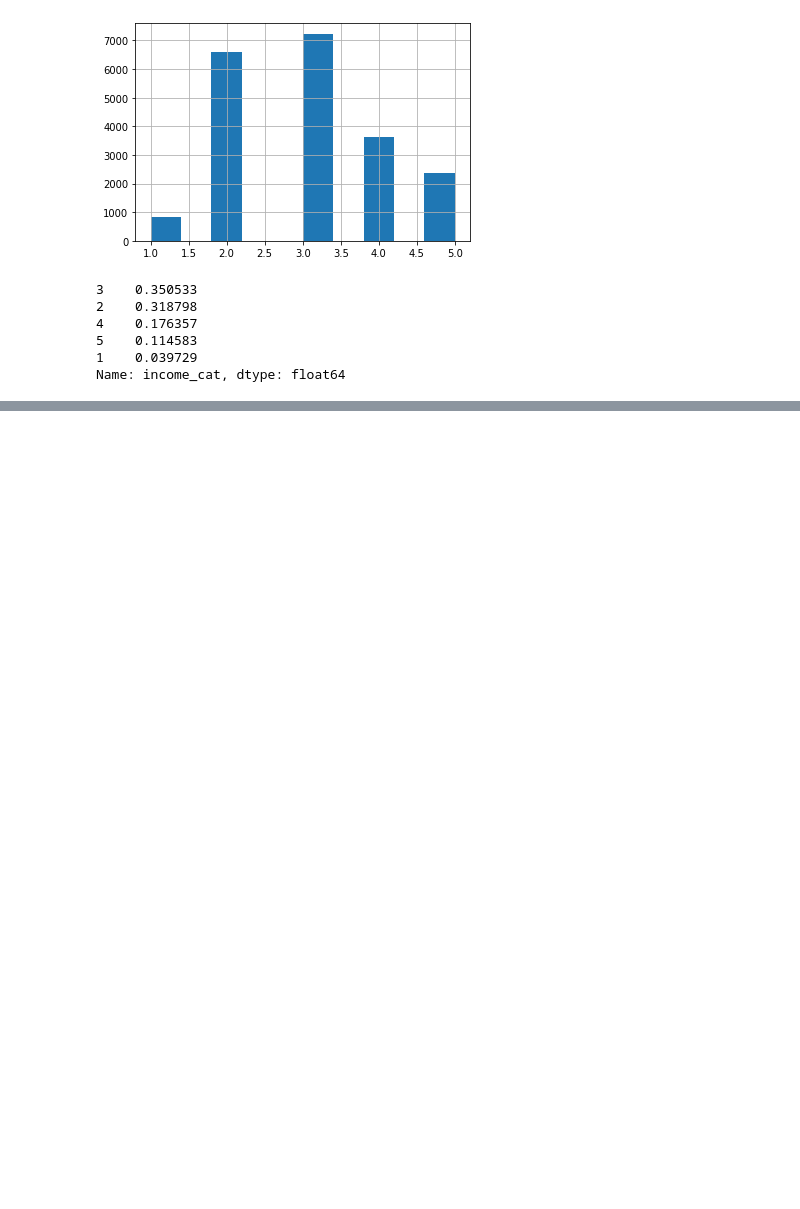
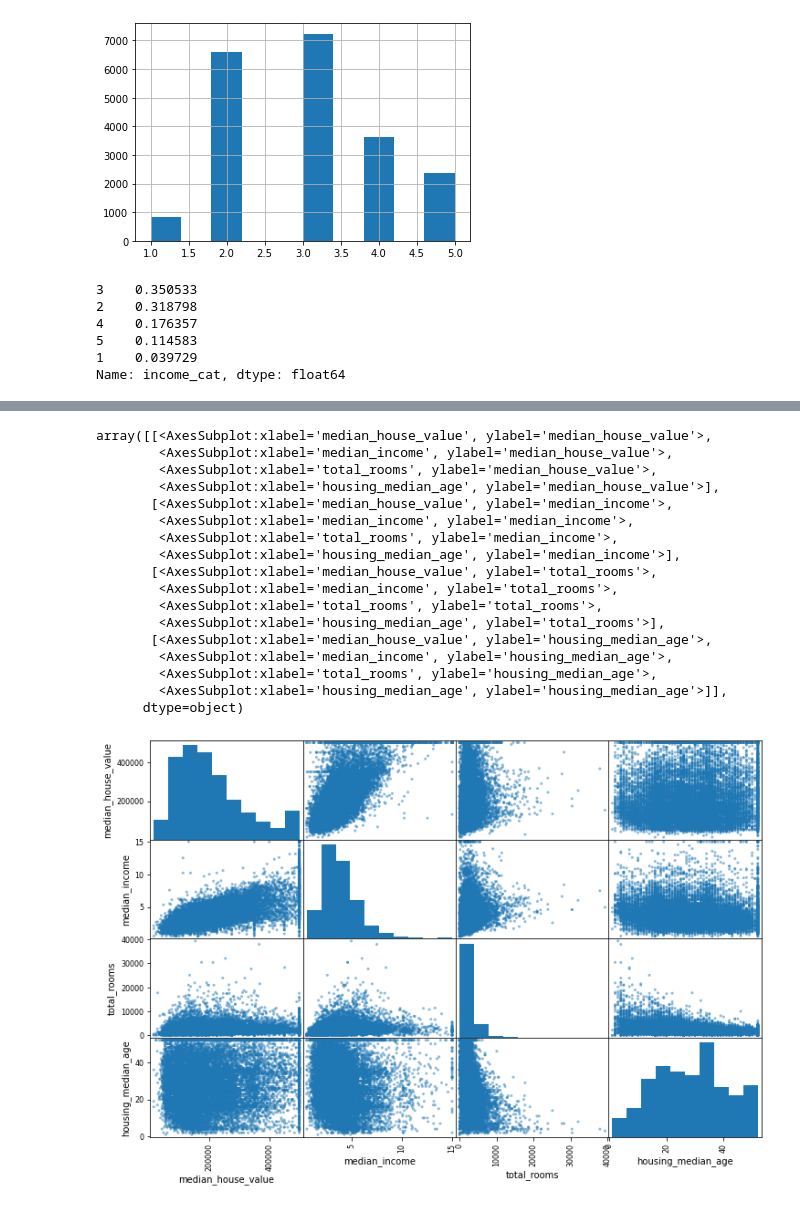
Before and after one commit to adrianmoses/100-ml-projects, a Jupyter notebook: 001/Project 001.ipynb, the cells around one changed output, grey strips where cells are left out. Drawn from its saved outputs; the diff is of its cells as text; code cells hidden in the pictures; blank space fills up the shorter version.

```diff
--- a/001/Project 001.ipynb
+++ b/001/Project 001.ipynb
@@ -128,0 +178,29 @@ for set_ in (strat_train_set, strat_test_set):
+# %%
+# negative correlation means the higher the value the the value lowers.
+# Northern homes appear to be cheaper
+# close to zero means no relationship
+
+# lets' use the scatter matrix to visually see correlation on a select few
+from pandas.plotting import scatter_matrix
+
+attributes = ["median_house_value", "median_income", "total_rooms", "housing_median_age"]
+scatter_matrix(housing[attributes], figsize=(12,8))
+# %% [output]
+array([[<AxesSubplot:xlabel='median_house_value', ylabel='median_house_value'>,
+        <AxesSubplot:xlabel='median_income', ylabel='median_house_value'>,
+        <AxesSubplot:xlabel='total_rooms', ylabel='median_house_value'>,
+        <AxesSubplot:xlabel='housing_median_age', ylabel='median_house_value'>],
+       [<AxesSubplot:xlabel='median_house_value', ylabel='median_income'>,
+        <AxesSubplot:xlabel='median_income', ylabel='median_income'>,
+        <AxesSubplot:xlabel='total_rooms', ylabel='median_income'>,
+        <AxesSubplot:xlabel='housing_median_age', ylabel='median_income'>],
+       [<AxesSubplot:xlabel='median_house_value', ylabel='total_rooms'>,
+        <AxesSubplot:xlabel='median_income', ylabel='total_rooms'>,
+        <AxesSubplot:xlabel='total_rooms', ylabel='total_rooms'>,
+        <AxesSubplot:xlabel='housing_median_age', ylabel='total_rooms'>],
+       [<AxesSubplot:xlabel='median_house_value', ylabel='housing_median_age'>,
+        <AxesSubplot:xlabel='median_income', ylabel='housing_median_age'>,
+        <AxesSubplot:xlabel='total_rooms', ylabel='housing_median_age'>,
+        <AxesSubplot:xlabel='housing_median_age', ylabel='housing_median_age'>]],
+      dtype=object)
+[figure, added]
```
Also changed, not shown: parts of 31 cells of this notebook.
